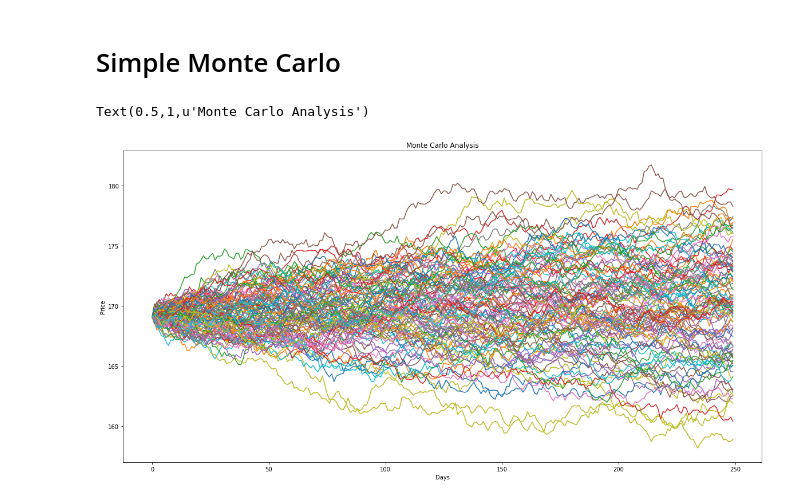
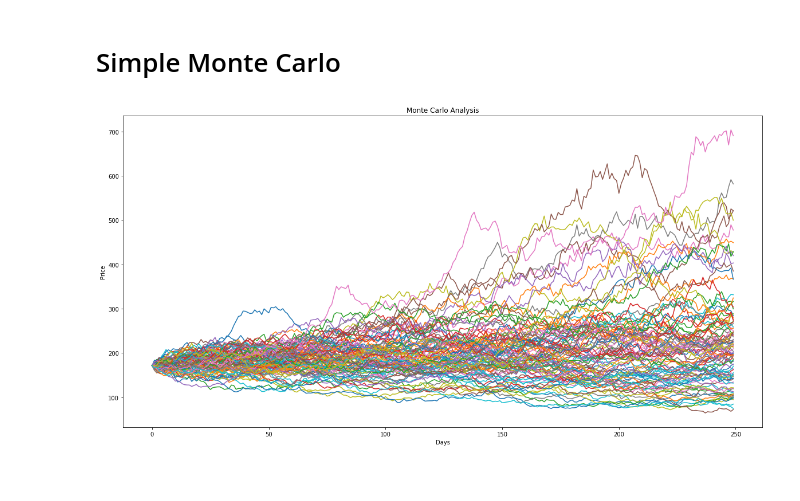
Before and after one commit to palmbook/StockAnalysis, a Jupyter notebook: Monte Carlo Simulation.ipynb, the cells around one changed output. Saved outputs shown, nothing was run; the diff lists cells and outputs as text; code cells hidden in the pictures.

```diff
--- a/Monte Carlo Simulation.ipynb
+++ b/Monte Carlo Simulation.ipynb
@@ -155,26 +155,26 @@ start_price = f.tail(1).Close[0]
 days = 250
 mu = rolling['Close Pct Change'].mean()
 sigma = rolling['Close Pct Change'].std()
-dt = 1/days
 
-def stock_monte_carlo(start_price, days, mu, sigma):
+def stock_monte_carlo(args):
+    # args: start_price, days, mu, sigma
+    days = args[1]
+    dt = 1/days
     price = np.zeros(days)
-    price[0] = start_price
-    shock = np.zeros(days)
-    drift = np.zeros(days)
+    price[0] = args[0]
+    ret = np.zeros(days)
+    mu = args[2]
+    sigma = args[3]
 
     for x in xrange(1, days):
-        shock[x] = np.random.normal(loc=mu*dt, scale=sigma*np.sqrt(dt))
-        drift[x] = mu*dt
-        price[x] = price[x-1]+(price[x-1]*(drift[x]+shock[x]))
+        ret[x] = np.random.normal(loc=mu, scale=sigma)
+        price[x] = price[x-1]+(price[x-1]*ret[x])
     return price
 # %%
-plt.figure(figsize=(20,10))
-for run in xrange(100):
-    plt.plot(stock_monte_carlo(start_price, days, mu, sigma))
-plt.xlabel('Days')
-plt.ylabel('Price')
-plt.title('Monte Carlo Analysis')
+def run_monte_carlo(*args):
+    plt.figure(figsize=(20,10))
+    for run in xrange(100):
+        plt.plot(args[0](args[1:]))
+    plt.xlabel('Days')
+    plt.ylabel('Price')
+    plt.title('Monte Carlo Analysis')
-# %% [output]
-Text(0.5,1,u'Monte Carlo Analysis')
-[figure, removed]
@@ -188 +181,5 @@ for run in xrange(runs):
+# %%
+run_monte_carlo(stock_monte_carlo, start_price,days,mu,sigma)
+# %% [output]
+[figure, added]
 # %%
```
Also changed, not shown: parts of 16 cells of this notebook.
